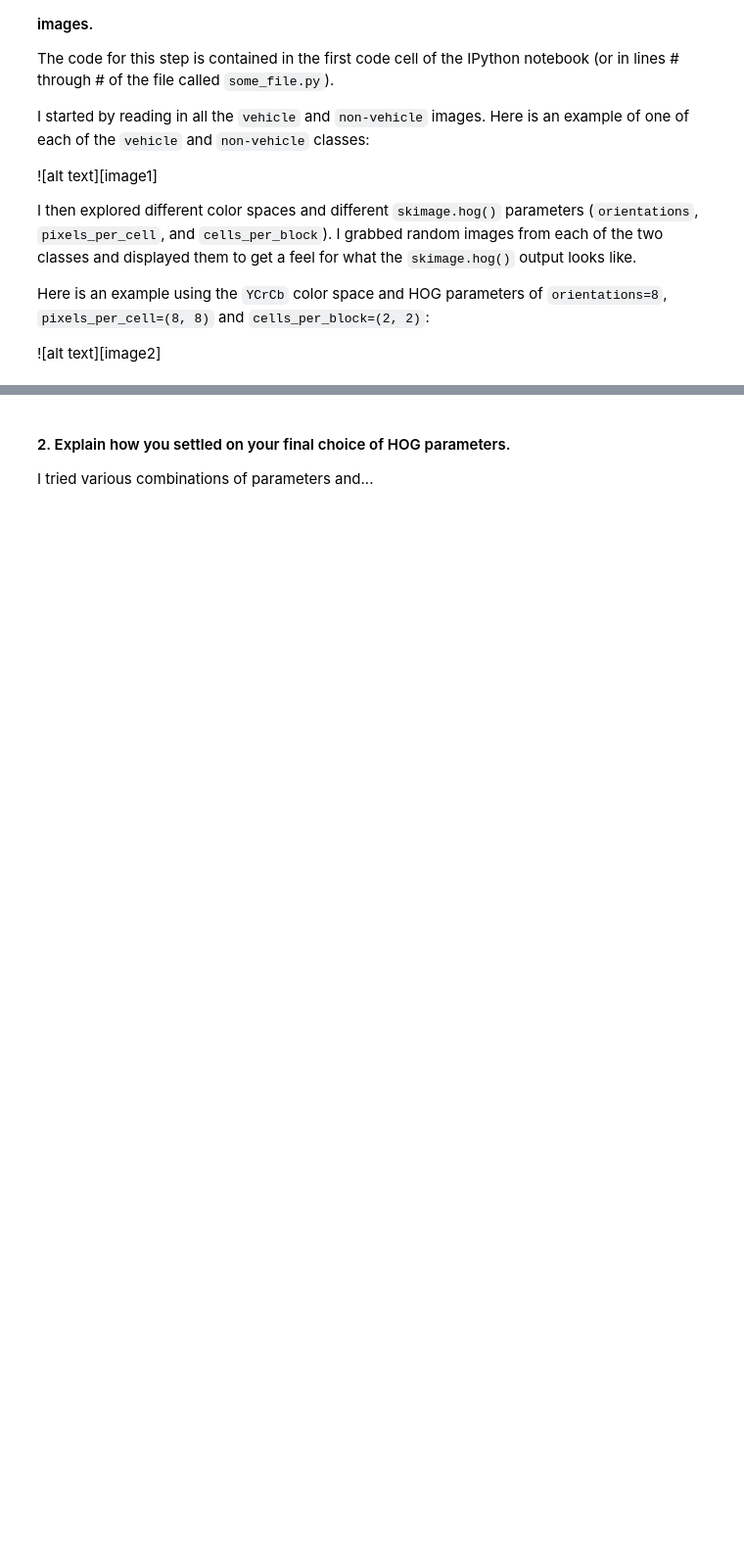
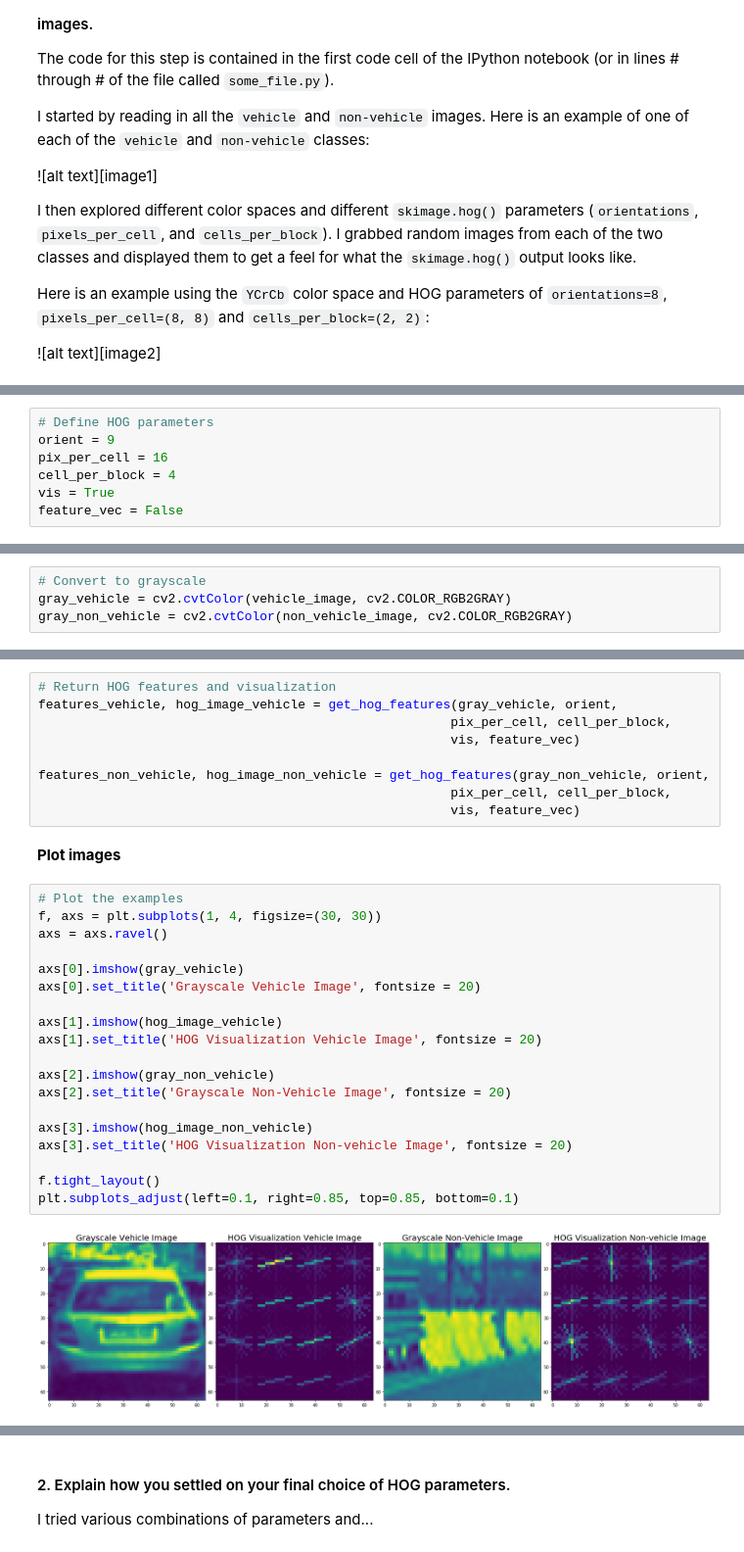
Before and after one commit to guoquheweilai/CarND-Term1-P5-Vehicle-Detection-and-Tracking, a Jupyter notebook: Vehicle_Detection.ipynb, the cells around one changed output, grey strips where cells are left out. Shown: that part at 98% size. Drawn from its saved outputs; the diff is of its cells as text; blank space fills up the shorter version.

```diff
--- a/Vehicle_Detection.ipynb
+++ b/Vehicle_Detection.ipynb
@@ -28,0 +116,7 @@ Here is an example using the `YCrCb` color space and HOG parameters of `orientat
+# %%
+# Define HOG parameters
+orient = 9
+pix_per_cell = 16
+cell_per_block = 4
+vis = True
+feature_vec = False
@@ -28,0 +125,4 @@ Here is an example using the `YCrCb` color space and HOG parameters of `orientat
+# %%
+# Convert to grayscale
+gray_vehicle = cv2.cvtColor(vehicle_image, cv2.COLOR_RGB2GRAY)
+gray_non_vehicle = cv2.cvtColor(non_vehicle_image, cv2.COLOR_RGB2GRAY)
@@ -28,0 +131,32 @@ Here is an example using the `YCrCb` color space and HOG parameters of `orientat
+# %%
+# Return HOG features and visualization
+features_vehicle, hog_image_vehicle = get_hog_features(gray_vehicle, orient,
+                                                      pix_per_cell, cell_per_block,
+                                                      vis, feature_vec)
+
+features_non_vehicle, hog_image_non_vehicle = get_hog_features(gray_non_vehicle, orient,
+                                                      pix_per_cell, cell_per_block,
+                                                      vis, feature_vec)
+# %% [markdown]
+__Plot images__
+# %%
+# Plot the examples
+f, axs = plt.subplots(1, 4, figsize=(30, 30))
+axs = axs.ravel()
+
+axs[0].imshow(gray_vehicle)
+axs[0].set_title('Grayscale Vehicle Image', fontsize = 20)
+
+axs[1].imshow(hog_image_vehicle)
+axs[1].set_title('HOG Visualization Vehicle Image', fontsize = 20)
+
+axs[2].imshow(gray_non_vehicle)
+axs[2].set_title('Grayscale Non-Vehicle Image', fontsize = 20)
+
+axs[3].imshow(hog_image_non_vehicle)
+axs[3].set_title('HOG Visualization Non-vehicle Image', fontsize = 20)
+
+f.tight_layout()
+plt.subplots_adjust(left=0.1, right=0.85, top=0.85, bottom=0.1)
+# %% [output]
+[figure, added]
```
Also changed, not shown: parts of 34 cells of this notebook, 2 other files.
